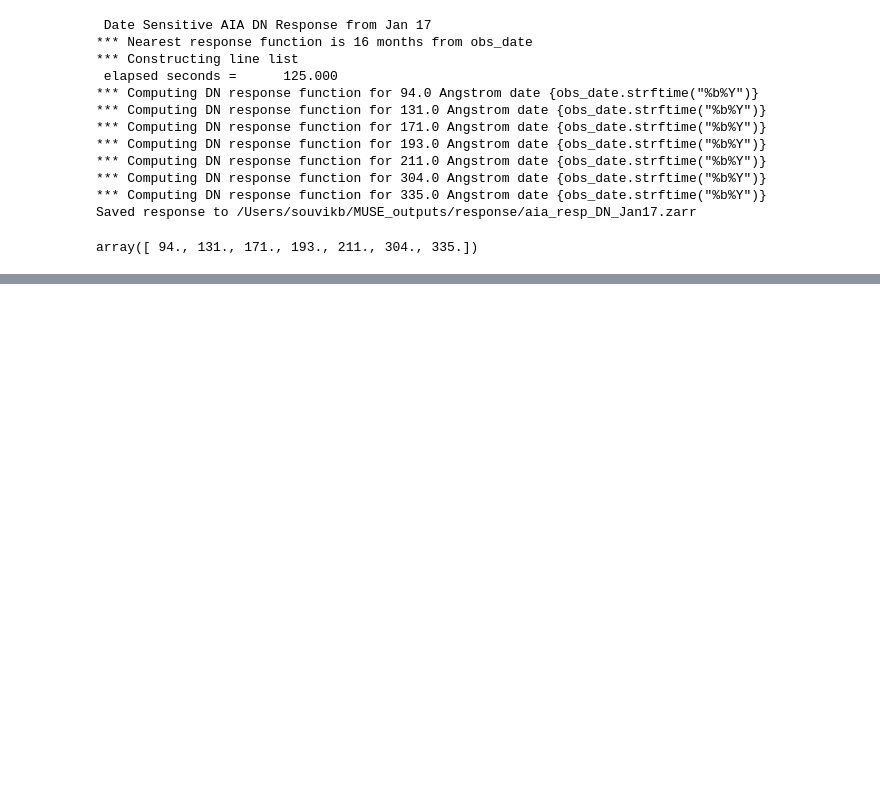
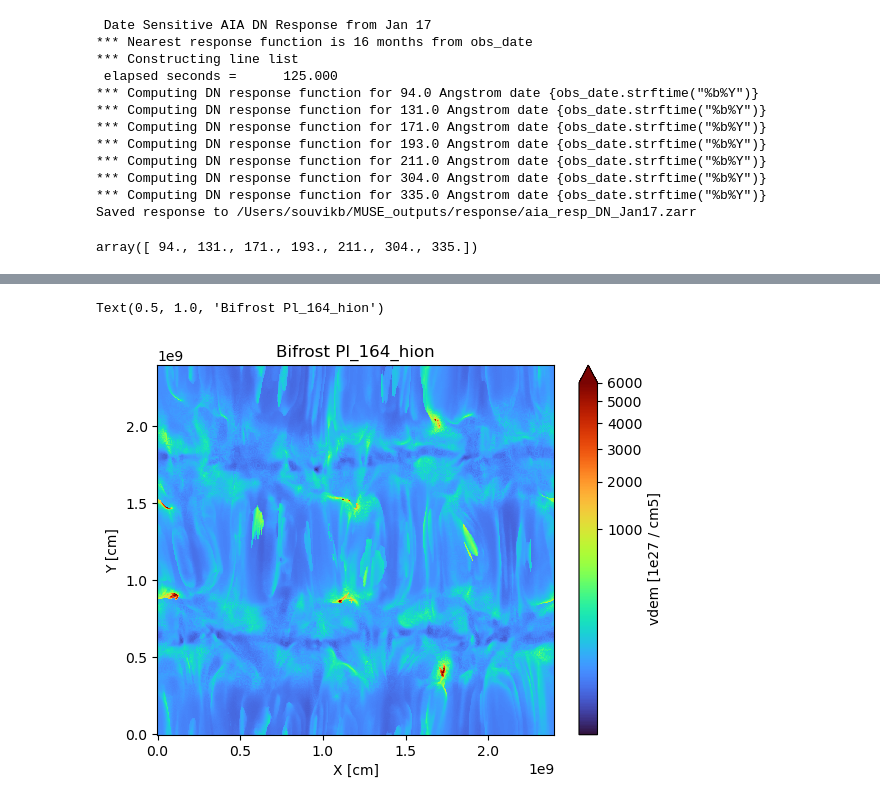
Before and after one commit to souvikita/muse_validation_pipeline, a Jupyter notebook: museval/working_codes/test_new_response.ipynb, the cells around one changed output, grey strips where cells are left out. Cells and saved outputs as stored; diff of their text form; code cells hidden in the pictures; blank space fills up the shorter version.

```diff
--- a/museval/working_codes/test_new_response.ipynb
+++ b/museval/working_codes/test_new_response.ipynb
@@ -68,0 +117,10 @@ Attributes:
+# %%
+new_vdem_dir = '/Users/souvikb/MUSE_outputs/vdems/vdems_bifrost_164_hion/'
+zarr_file = os.path.join(new_vdem_dir, "vdem_164.zarr")
+new_vdem = xr.open_zarr(zarr_file)
+new_vdem
+aia_resp = xr.open_zarr(os.path.join(os.environ['RESPONSE'], 'aia_resp_DN_Jun18.zarr')).compute()
+aia_resp
+new_vdem_cut = new_vdem.sel(logT=aia_resp.logT, method = "nearest")
+new_vdem_cut = new_vdem_cut.compute()
+new_vdem_cut
@@ -68,0 +140,6 @@ Attributes:
+# %%
+new_vdem_cut.vdem.sum(dim=['logT','vdop']).T.plot(cmap='turbo', norm=colors.PowerNorm(0.3,vmax=6e3))
+plt.title('Bifrost Pl_164_hion')
+# %% [output]
+Text(0.5, 1.0, 'Bifrost Pl_164_hion')
+[figure, added]
```
Also changed, not shown: parts of 6 cells of this notebook.
